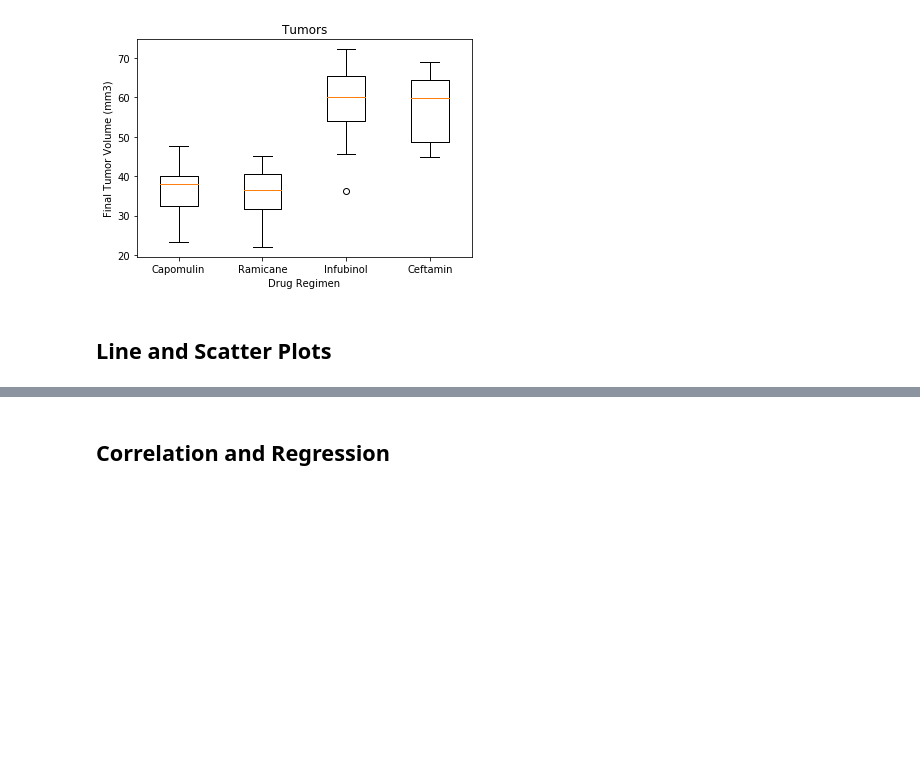
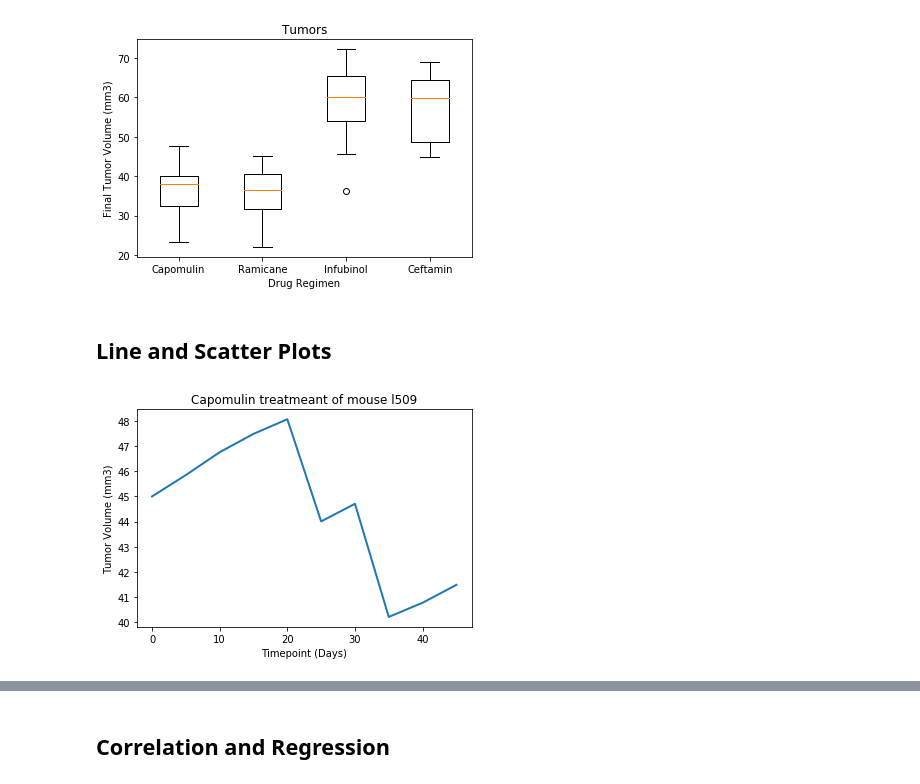
Before and after one commit to temidolan/Matplotlib_Challenge, a Jupyter notebook: Pymaceuticals/pymaceuticals_tumor_homework.ipynb, the cells around one changed output, grey strips where cells are left out. Cells and saved outputs as stored; diff of their text form; code cells hidden in the pictures; blank space fills up the shorter version.

```diff
--- a/Pymaceuticals/pymaceuticals_tumor_homework.ipynb
+++ b/Pymaceuticals/pymaceuticals_tumor_homework.ipynb
@@ -318,16 +322,28 @@ plt.show()
 ## Line and Scatter Plots
 # %%
 # Generate a line plot of time point versus tumor volume for a mouse treated with Capomulin
+line_plot = capomulin_df.loc[capomulin_df["Mouse ID"] == "l509",:]
+line_plot
 
+x_axis = line_plot["Timepoint"]
+tumor_size = line_plot["Tumor Volume (mm3)"]
 
+plt.title('Capomulin treatmeant of mouse l509')
+plt.plot(x_axis, tumor_size,linewidth=2, markersize=12)
+plt.xlabel('Timepoint (Days)')
+plt.ylabel('Tumor Volume (mm3)')
+
+plt.show()
 # treated_mouse=clean_data_df[clean_data_df["Mouse ID"].isin(["i509"])]
 # treated_mouse
 # treated_mouse_data=treated_mouse[["Mouse ID","Timepoint","Tumor Volume (mm3)"]]
 # treated_mouse_data
 # line_plot=treated_mouse_data.reset_index()
 # line_plot
 # new_line_plot=line_plot[["Timepoint","Tumor Volume (mm3)"]]
 # new_line_plot
 # line=new_line_plot.plot.line()
+# %% [output]
+[figure, added]
 # %%
 # Generate a scatter plot of mouse weight versus average tumor volume for the Capomulin regimen
```
Also changed, not shown: parts of 3 cells of this notebook.
